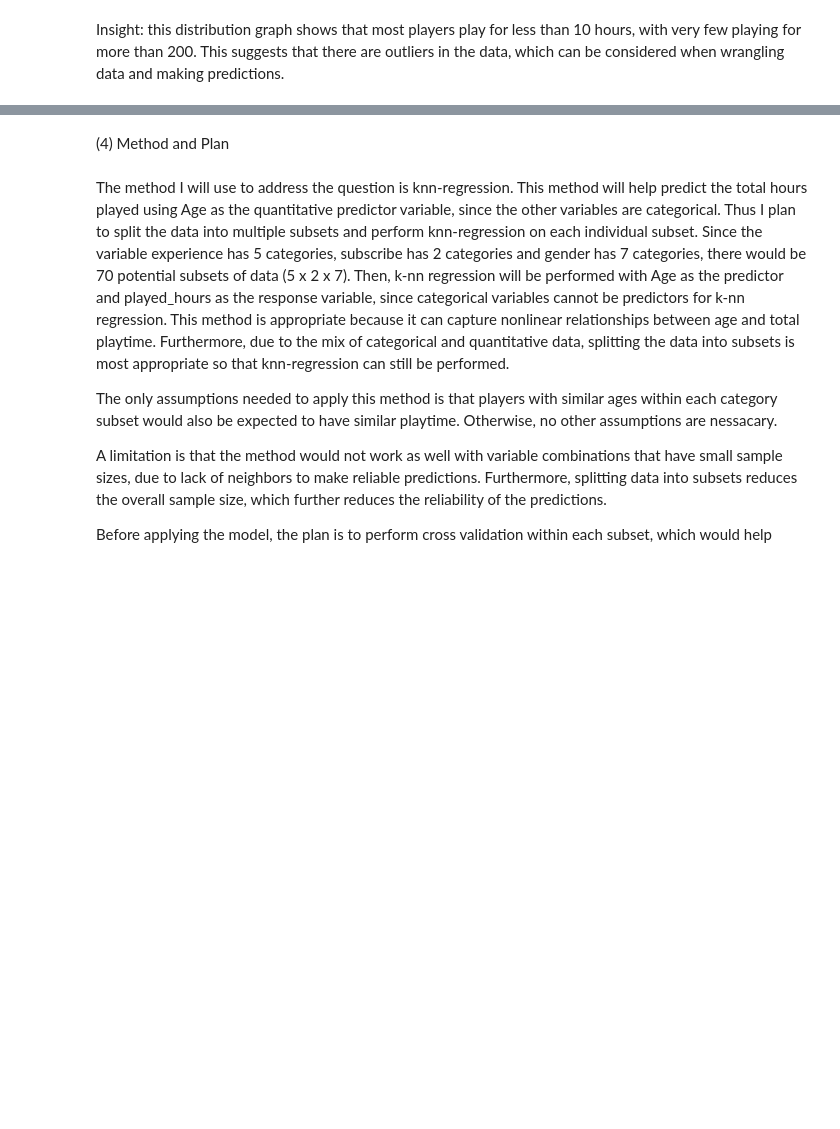
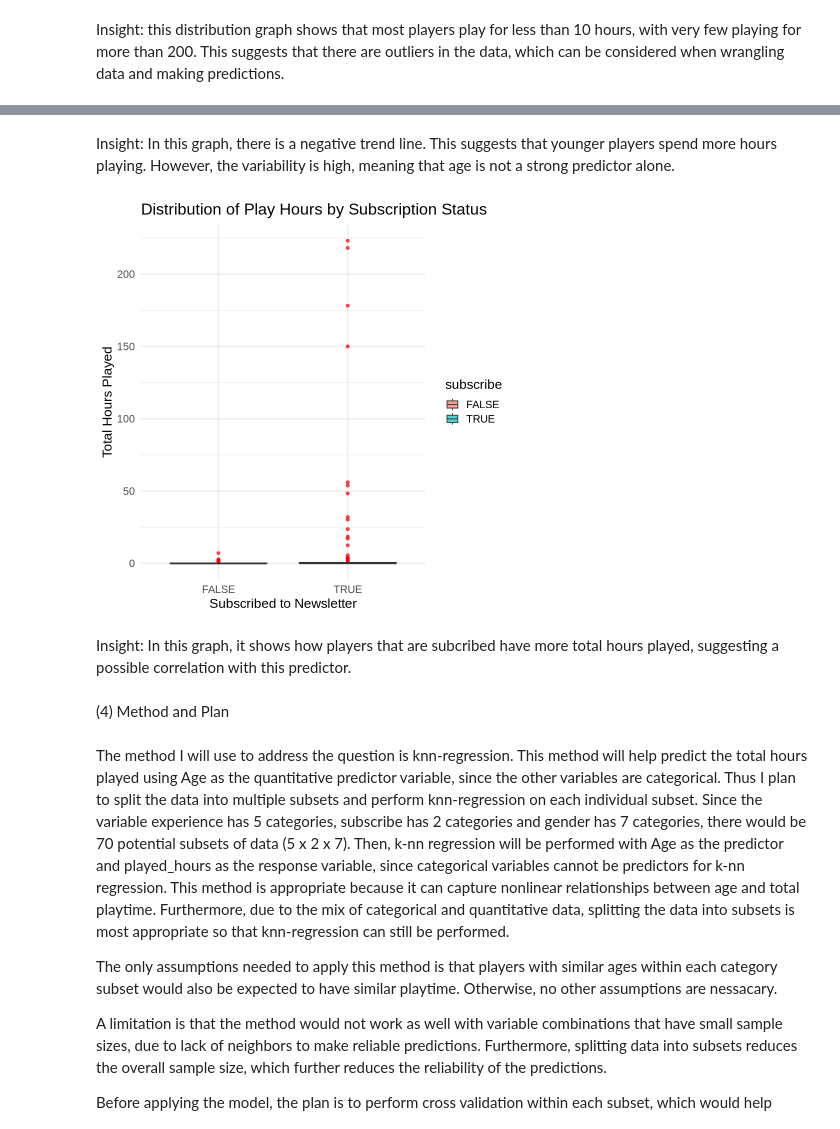
Before and after one commit to owenchen06/dsci-100-group-project-owen, a Jupyter notebook: individual.ipynb, the cells around one changed output, grey strips where cells are left out. Saved outputs shown, nothing was run; the diff lists cells and outputs as text; code cells hidden in the pictures; blank space fills up the shorter version.

```diff
--- a/individual.ipynb
+++ b/individual.ipynb
@@ -156,3 +158,19 @@ Warning message:
+# %% [markdown]
+Insight: In this graph, there is a negative trend line. This suggests that younger players spend more hours playing. However, the variability is high, meaning that age is not a strong predictor alone.
+# %%
+subscribe_graph<-ggplot(player_data, aes(x = subscribe, y = played_hours, fill = subscribe)) +
+  geom_boxplot(alpha = 0.7, outlier.color = "red") +
+  labs(
+    title = "Distribution of Play Hours by Subscription Status",
+    x = "Subscribed to Newsletter",
+    y = "Total Hours Played"
+  ) +
+  theme_minimal(base_size = 16)
+subscribe_graph
+# %% [output]
+[figure, added]
+# %% [markdown]
+Insight: In this graph, it shows how players that are subcribed have more total hours played, suggesting a possible correlation with this predictor.
 # %% [markdown]
 (4) Method and Plan
 # %% [markdown]
```
Also changed, not shown: parts of 4 cells of this notebook.
